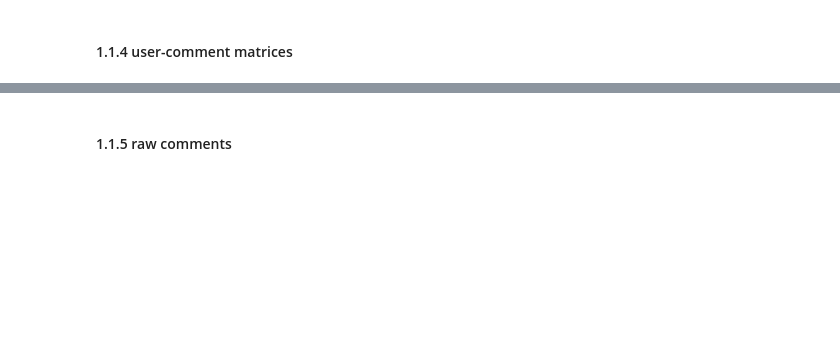
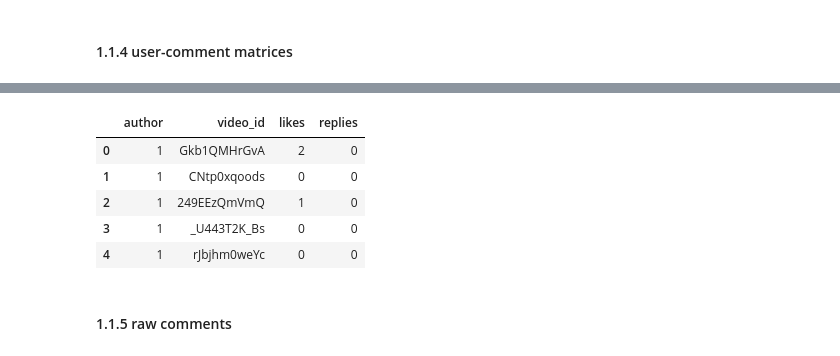
Before and after one commit to epfl-dlab/patronage_youtube, a Jupyter notebook: exploratory_data_analysis.ipynb, the cells around one changed output, grey strips where cells are left out. Saved outputs shown, nothing was run; the diff lists cells and outputs as text; code cells hidden in the pictures; blank space fills up the shorter version.

```diff
--- a/exploratory_data_analysis.ipynb
+++ b/exploratory_data_analysis.ipynb
@@ -471,7 +793,14 @@ df_yt_metadata.head(2)
 # %%
 # user-comment matrices
-df_yt_comments = pd.read_csv(DATA_FOLDER+'youtube_comments.tsv.gz', sep="\t", compression='gzip', nrows=100)
+df_yt_comments = pd.read_csv(DATA_FOLDER+'youtube_comments.tsv.gz', sep="\t", compression='gzip', nrows=200)
 df_yt_comments.head()
+# %% [output]
+|  | author | video_id | likes | replies |
+| 0 | 1 | Gkb1QMHrGvA | 2 | 0 |
+| 1 | 1 | CNtp0xqoods | 0 | 0 |
+| 2 | 1 | 249EEzQmVmQ | 1 | 0 |
+| 3 | 1 | _U443T2K_Bs | 0 | 0 |
+| 4 | 1 | rJbjhm0weYc | 0 | 0 |
 # %% [markdown]
 #### 1.1.5 raw comments
 # %%
```
Also changed, not shown: parts of 49 cells of this notebook.
